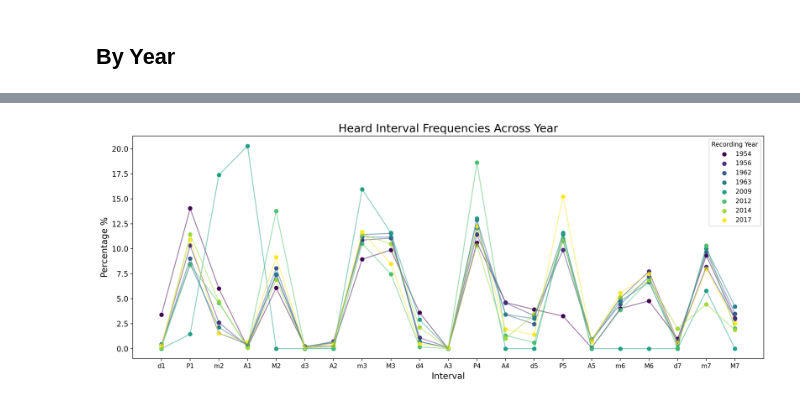
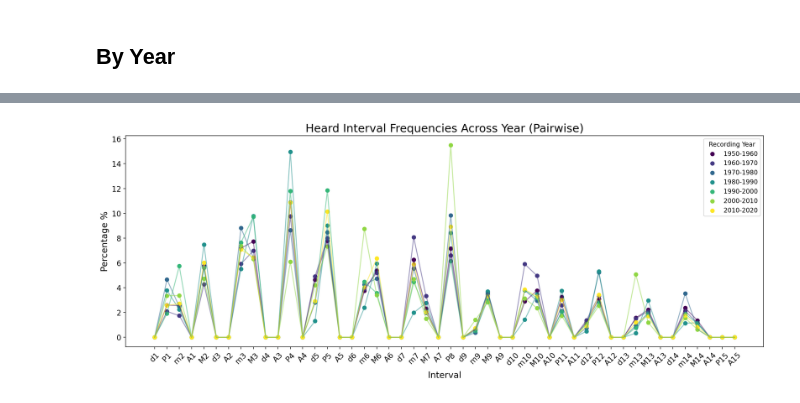
Before and after one commit to 1chenjes1/EPFL_DCML_2025, a Jupyter notebook: Notebooks/2 - IntervalAnalysis.ipynb, the cells around one changed output, grey strips where cells are left out. Saved outputs shown, nothing was run; the diff lists cells and outputs as text; code cells hidden in the pictures.

Commit message:
Calculate intervals from root note

```diff
--- a/Notebooks/2 - IntervalAnalysis.ipynb
+++ b/Notebooks/2 - IntervalAnalysis.ipynb
@@ -268,7 +315,8 @@ data = ia.create_data(harmonies_subset, identifier)
 # %% [markdown]
 ## By Artist
 # %%
-grouped_artists = metadata['artists'].value_counts()
+grouped_artists = subset_artist['artists'].value_counts()
+
 subset_artists = grouped_artists.iloc[0:8].index
 subset = metadata[metadata['artists'].isin(subset_artists)]
 # %%
@@ -383,4 +408,0 @@ Name: recording_year, dtype: int64
-# %%
-subset_year = subset_year.copy().index
-subset = metadata[metadata['recording_year'].isin(subset_year)]
-subset.head(5)
@@ -395,5 +409,2 @@ subset.head(5)
 # %%
-subset = g.load_harmonies(subset)
-identifier = ['recording_year']
-subset = subset.groupby(identifier, as_index=False).agg(list)
-data = ia.create_data(subset, identifier)
+heard_harmonies = g.load_harmonies(subset_year)
@@ -400,31 +429,18 @@ data = ia.create_data(subset, identifier)
+# %%
+heard_harmonies = heard_harmonies[heard_harmonies['recording_year'].notna()]
+heard_harmonies['year_bin'] = pd.cut(heard_harmonies['recording_year'], bins=bins, labels=bin_labels, right=False)
+heard_harmonies = heard_harmonies[(heard_harmonies['year_bin'] != '1930-1940')& (heard_harmonies['year_bin'] != '1940-1950')]
+heard_harmonies['year_bin'] = heard_harmonies['year_bin'].cat.remove_unused_categories()
+identifier = ['year_bin']
+heard_harmonies_grouped = heard_harmonies.groupby(identifier, as_index=False).agg(list)
+data_heard_year = ia.create_data(heard_harmonies_grouped, identifier)
 # %%
-canonical_intervals = [
-    'd1', 'P1', 'm2', 'A1', 'M2', 'd3', 'A2', 'm3', 'M3', 'd4', 'A3', 'P4', 'A4', 'd5',
-    'P5', 'A5', 'm6', 'M6', 'd7', 'm7', 'M7'
-]
-
-interval_order = {
-    'd1': -1,
-    'P1': 0,
-    'm2': 1, 'A1': 1,
-    'M2': 2, 'd3': 2,
-    'A2': 3, 'm3': 3,
-    'M3': 4, 'd4': 4,
-    'A3': 5 ,'P4': 5,
-    'A4': 6, 'd5': 6,
-    'P5': 7,
-    'A5': 8, 'm6': 8,
-    'M6': 9, 'd7': 9,
-    'm7': 10,
-    'M7': 11,
-}
-
 baseline_df = pd.DataFrame({
-    'interval_name': canonical_intervals,
+    'interval_name': ia.canonical_intervals,
     'percentage': 0.0
 })
 
-keys = list(data.keys())
+keys = list(data_heard_year.keys())
 
 fig, ax = plt.subplots(figsize=(15, 6))  # One figure and one axis
 
@@ -437,7 +453,7 @@ for i, key in enumerate(keys):
     else:
         label = str(key)
 
-    interval = data[key]
+    interval = data_heard_year[key]
     interval = pd.DataFrame({'interval_name': interval['interval'], 'duration': interval['duration_qb']})
     interval = interval.explode('interval_name')
 
@@ -448,36 +464,37 @@ for i, key in enumerate(keys):
     )
 
     #interval_counts['semitone'] = interval_counts['interval_name'].apply(lambda x: m21.interval.Interval(x).semitones)
-    interval_counts['semitone'] = interval_counts['interval_name'].map(interval_order)
+    interval_counts['semitone'] = interval_counts['interval_name'].map(ia.interval_order)
     count = interval_counts.sort_values('semitone', ascending=True)
     total = count['weighted_count'].sum()
     count['percentage'] = (count['weighted_count'] / total)*100
 
     merged_df = pd.merge(
         baseline_df[['interval_name']],
         count[['interval_name', 'percentage']],
         on='interval_name',
         how='left'
     )
 
     # Step 3: fill NaNs with 0 where artist didn't have that interval
     merged_df['percentage'] = merged_df['percentage'].fillna(0)
 
     # Optional: drop the extra '_base' and '_actual' columns if needed
     merged_df = merged_df[['interval_name', 'percentage']]
 
     # Plot bar chart
     ax.plot(merged_df['interval_name'], merged_df['percentage'], color=colors(i / (len(keys) - 1)), alpha=0.5)
     ax.scatter(merged_df['interval_name'], merged_df['percentage'], label=label, color=colors(i / (len(keys) - 1)))
 
+ax.tick_params(axis='x', labelsize=12, rotation=45)
 ax.tick_params(axis='y', labelsize=12)
 ax.set_xlabel('Interval', fontsize=14)
 ax.set_ylabel('Percentage %', fontsize=14)
-ax.set_title(f'Heard Interval Frequencies Across Year', fontsize=18)
+ax.set_title(f'Heard Interval Frequencies Across Year (Pairwise)', fontsize=18)
 ax.legend(title='Recording Year')
 
 plt.tight_layout()
-plt.savefig(f"../Results/Year_Interval_Heard")
+plt.savefig(f"../Results/Year_Interval_Heard_Cut")
 plt.show()
 # %% [output]
-[figure, old version]
+[figure, new version]
```
Also changed, not shown: parts of 16 cells of this notebook, 12 other files.
